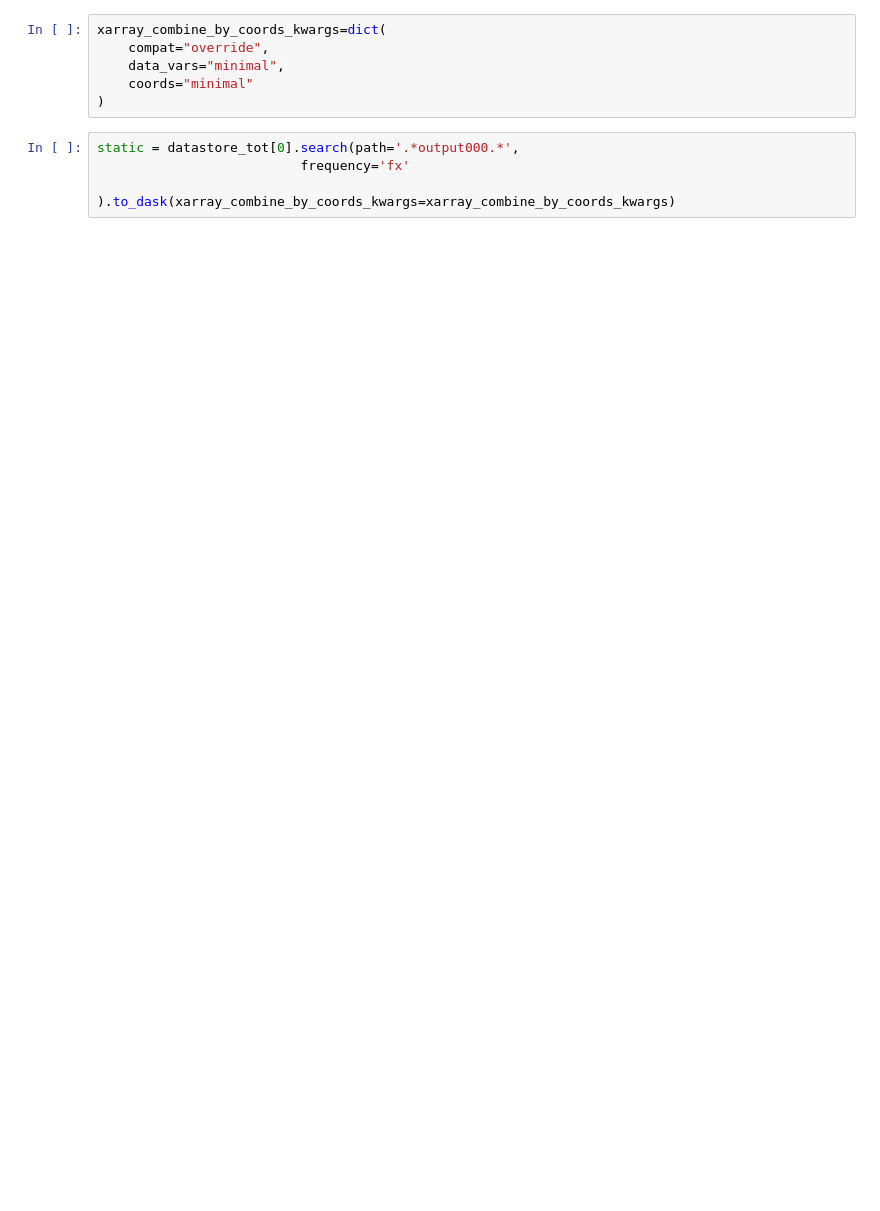
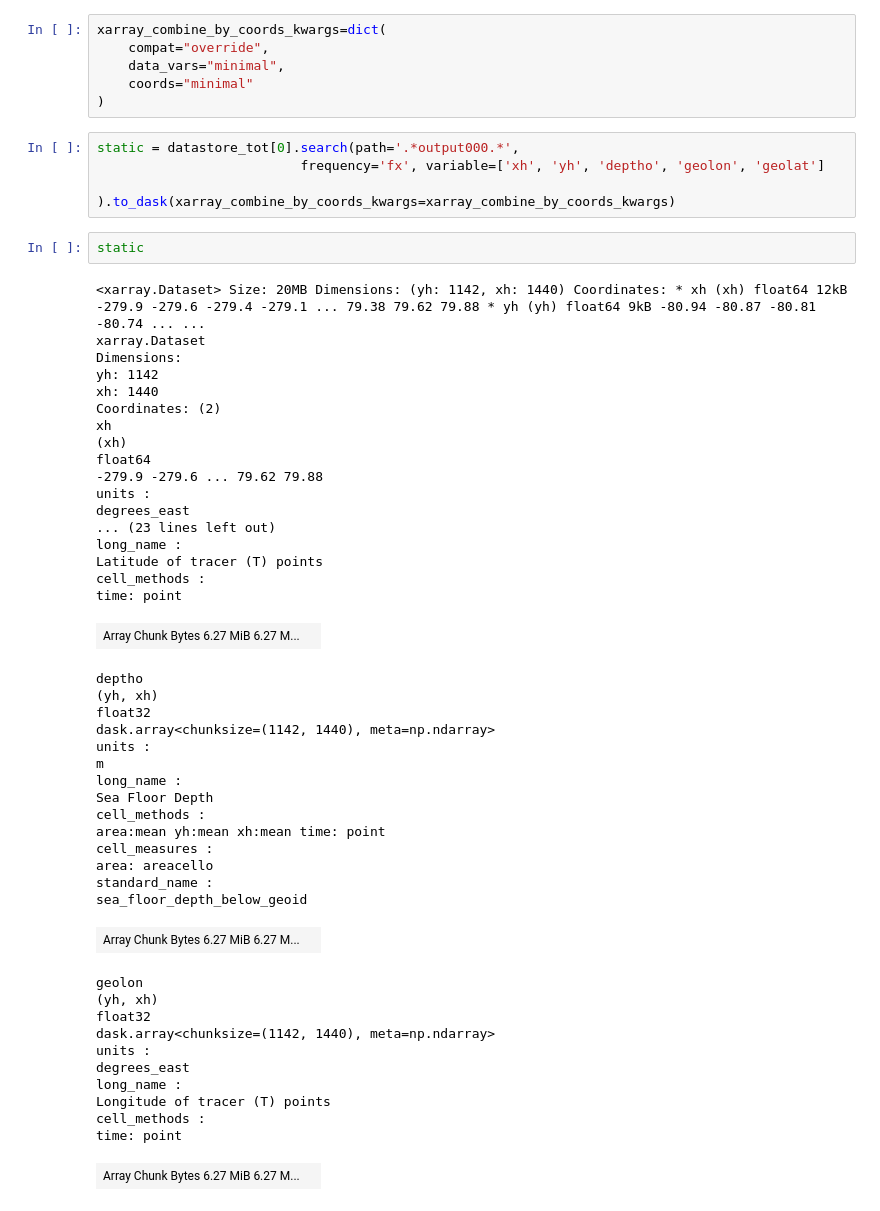
Before and after one commit to ACCESS-NRI/access-eval-recipes, a Jupyter notebook: ocean/Examine_truncation_data.ipynb, the cells around one changed output. Drawn from its saved outputs; the diff is of its cells as text; blank space fills up the shorter version.

```diff
--- a/ocean/Examine_truncation_data.ipynb
+++ b/ocean/Examine_truncation_data.ipynb
@@ -103,5 +86,52 @@ xarray_combine_by_coords_kwargs=dict(
 )
 # %%
 static = datastore_tot[0].search(path='.*output000.*',
-                          frequency='fx'
+                          frequency='fx', variable=['xh', 'yh', 'deptho', 'geolon', 'geolat']
                          ).to_dask(xarray_combine_by_coords_kwargs=xarray_combine_by_coords_kwargs)
+# %%
+static
+# %% [output]
+<xarray.Dataset> Size: 20MB Dimensions: (yh: 1142, xh: 1440) Coordinates: * xh (xh) float64 12kB -279.9 -279.6 -279.4 -279.1 ... 79.38 79.62 79.88 * yh (yh) float64 9kB -80.94 -80.87 -80.81 -80.74 ... ...
+xarray.Dataset
+Dimensions:
+yh: 1142
+xh: 1440
+Coordinates: (2)
+xh
+(xh)
+float64
+-279.9 -279.6 ... 79.62 79.88
+units :
+degrees_east
+... (23 lines left out)
+long_name :
+Latitude of tracer (T) points
+cell_methods :
+time: point
+| Array Chunk Bytes 6.27 MiB 6.27 M... |  |
+deptho
+(yh, xh)
+float32
+dask.array<chunksize=(1142, 1440), meta=np.ndarray>
+units :
+m
+long_name :
+Sea Floor Depth
+cell_methods :
+area:mean yh:mean xh:mean time: point
+cell_measures :
+area: areacello
+standard_name :
+sea_floor_depth_below_geoid
+| Array Chunk Bytes 6.27 MiB 6.27 M... |  |
+geolon
+(yh, xh)
+float32
+dask.array<chunksize=(1142, 1440), meta=np.ndarray>
+units :
+degrees_east
+long_name :
+Longitude of tracer (T) points
+cell_methods :
+time: point
+| Array Chunk Bytes 6.27 MiB 6.27 M... |  |
```
Also changed, not shown: parts of 8 cells of this notebook.
